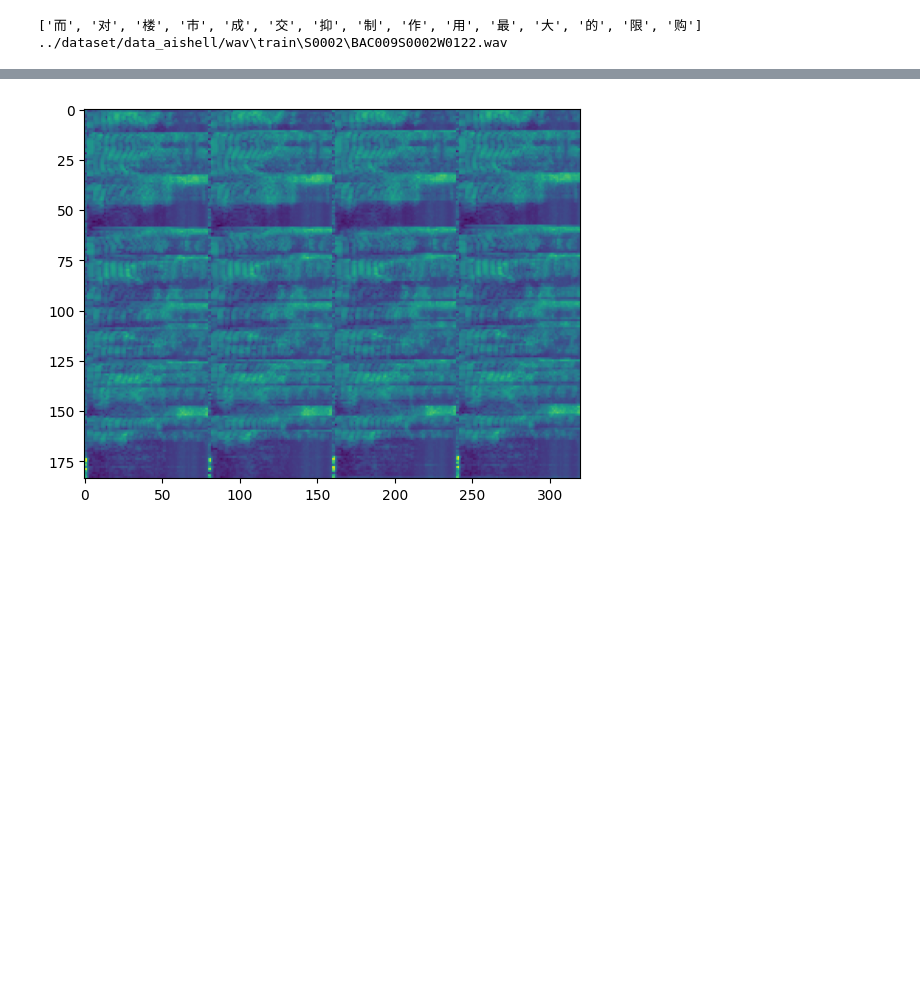
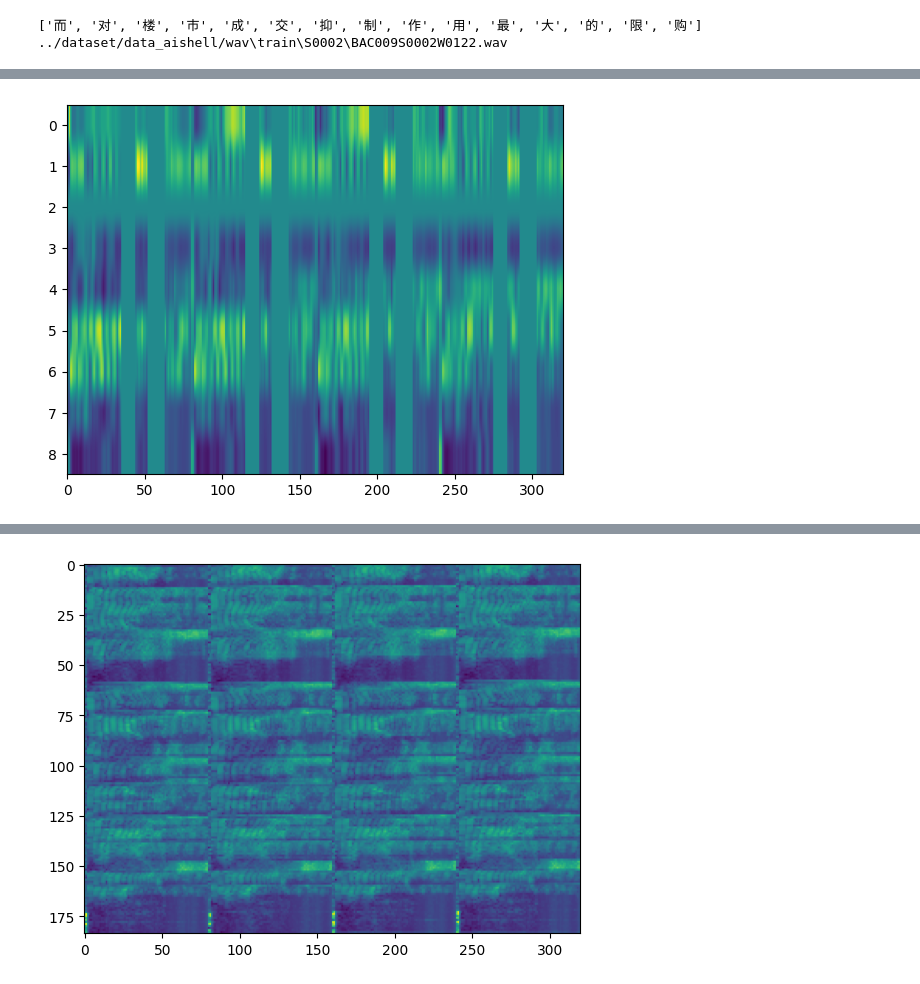
Before and after one commit to Kiri0824/speechtransformer, a Jupyter notebook: projectbatch.ipynb, the cells around one changed output, grey strips where cells are left out. Saved outputs shown, nothing was run; the diff lists cells and outputs as text; code cells hidden in the pictures; blank space fills up the shorter version.

```diff
--- a/projectbatch.ipynb
+++ b/projectbatch.ipynb
@@ -195,3 +194,9 @@ feature=build_LFR_features(feature)
+# %%
+plt.figure()
+plt.imshow(featurem1n10,aspect= 'auto')
+plt.show()
+# %% [output]
+[figure, added]
 # %%
 feature2=extract_feature(input_file=data['train'][0]['wave'], feature='fbank', dim=d_feature, cmvn=True)
 feature2 = (feature2 - feature2.mean()) / feature2.std()
```
Also changed, not shown: parts of 38 cells of this notebook, 8 other files.
